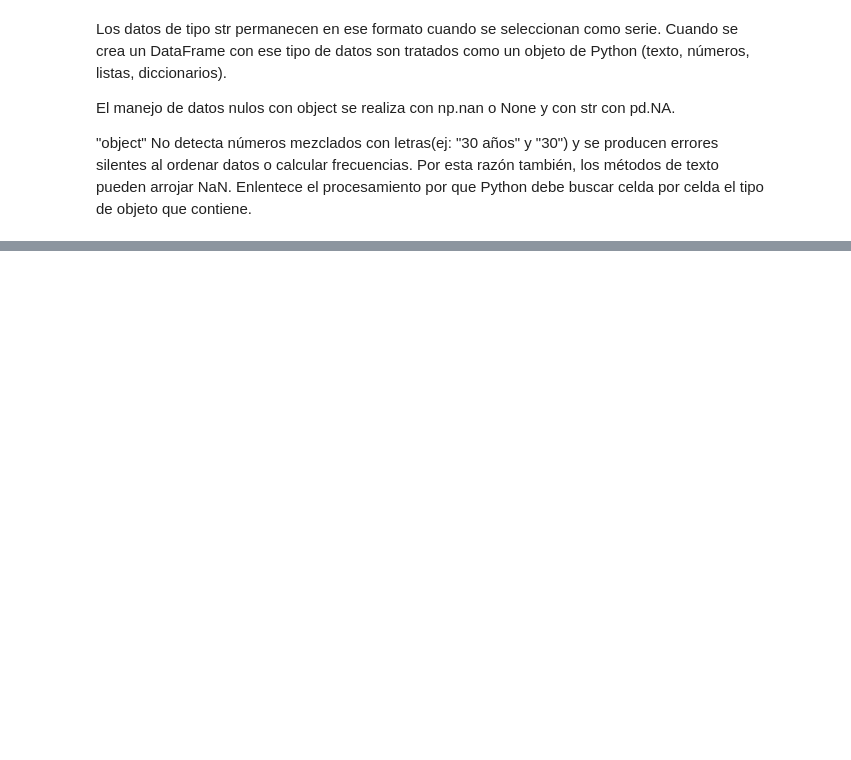
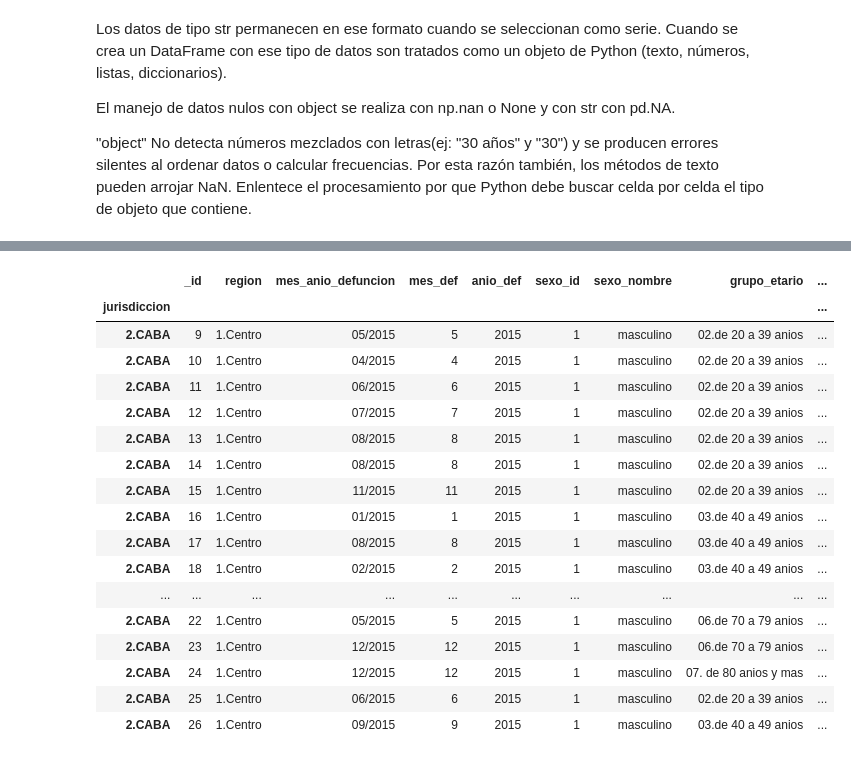
Before and after one commit to gastonruston/Portfolio, a Jupyter notebook: 01-fundamentos/04_pandas_basico.ipynb, the cells around one changed output, grey strips where cells are left out. Cells and saved outputs as stored; diff of their text form; code cells hidden in the pictures; blank space fills up the shorter version.

```diff
--- a/01-fundamentos/04_pandas_basico.ipynb
+++ b/01-fundamentos/04_pandas_basico.ipynb
@@ -222,0 +287,4 @@ El manejo de datos nulos con object se realiza con np.nan o None y con str con p
+# %%
+#Selecciona las columnas "sexo_nombre" y "grupo_causa_defuncion_CIE10" por etiqueta
+defunciones = defunciones.set_index("jurisdiccion")
+defunciones.loc[:,["sexo_nombre","grupo_causa_defuncion_CIE10"]]
@@ -222,0 +330,22 @@ El manejo de datos nulos con object se realiza con np.nan o None y con str con p
+# %%
+#Filtrado por texto
+defunciones[defunciones["cod_causa_muerte_CIE10"] == "A16"]
+# %% [output]
+|  | _id | region | mes_anio_defuncion | mes_def | anio_def | sexo_id | sexo_nombre | grupo_etario | ... |
+| jurisdiccion |  |  |  |  |  |  |  |  | ... |
+| 2.CABA | 9 | 1.Centro | 05/2015 | 5 | 2015 | 1 | masculino | 02.de 20 a 39 anios | ... |
+| 2.CABA | 10 | 1.Centro | 04/2015 | 4 | 2015 | 1 | masculino | 02.de 20 a 39 anios | ... |
+| 2.CABA | 11 | 1.Centro | 06/2015 | 6 | 2015 | 1 | masculino | 02.de 20 a 39 anios | ... |
+| 2.CABA | 12 | 1.Centro | 07/2015 | 7 | 2015 | 1 | masculino | 02.de 20 a 39 anios | ... |
+| 2.CABA | 13 | 1.Centro | 08/2015 | 8 | 2015 | 1 | masculino | 02.de 20 a 39 anios | ... |
+| 2.CABA | 14 | 1.Centro | 08/2015 | 8 | 2015 | 1 | masculino | 02.de 20 a 39 anios | ... |
+| 2.CABA | 15 | 1.Centro | 11/2015 | 11 | 2015 | 1 | masculino | 02.de 20 a 39 anios | ... |
+| 2.CABA | 16 | 1.Centro | 01/2015 | 1 | 2015 | 1 | masculino | 03.de 40 a 49 anios | ... |
+| 2.CABA | 17 | 1.Centro | 08/2015 | 8 | 2015 | 1 | masculino | 03.de 40 a 49 anios | ... |
+| 2.CABA | 18 | 1.Centro | 02/2015 | 2 | 2015 | 1 | masculino | 03.de 40 a 49 anios | ... |
+| ... | ... | ... | ... | ... | ... | ... | ... | ... | ... |
+| 2.CABA | 22 | 1.Centro | 05/2015 | 5 | 2015 | 1 | masculino | 06.de 70 a 79 anios | ... |
+| 2.CABA | 23 | 1.Centro | 12/2015 | 12 | 2015 | 1 | masculino | 06.de 70 a 79 anios | ... |
+| 2.CABA | 24 | 1.Centro | 12/2015 | 12 | 2015 | 1 | masculino | 07. de 80 anios y mas | ... |
+| 2.CABA | 25 | 1.Centro | 06/2015 | 6 | 2015 | 1 | masculino | 02.de 20 a 39 anios | ... |
+| 2.CABA | 26 | 1.Centro | 09/2015 | 9 | 2015 | 1 | masculino | 03.de 40 a 49 anios | ... |
```
Also changed, not shown: parts of 12 cells of this notebook.
